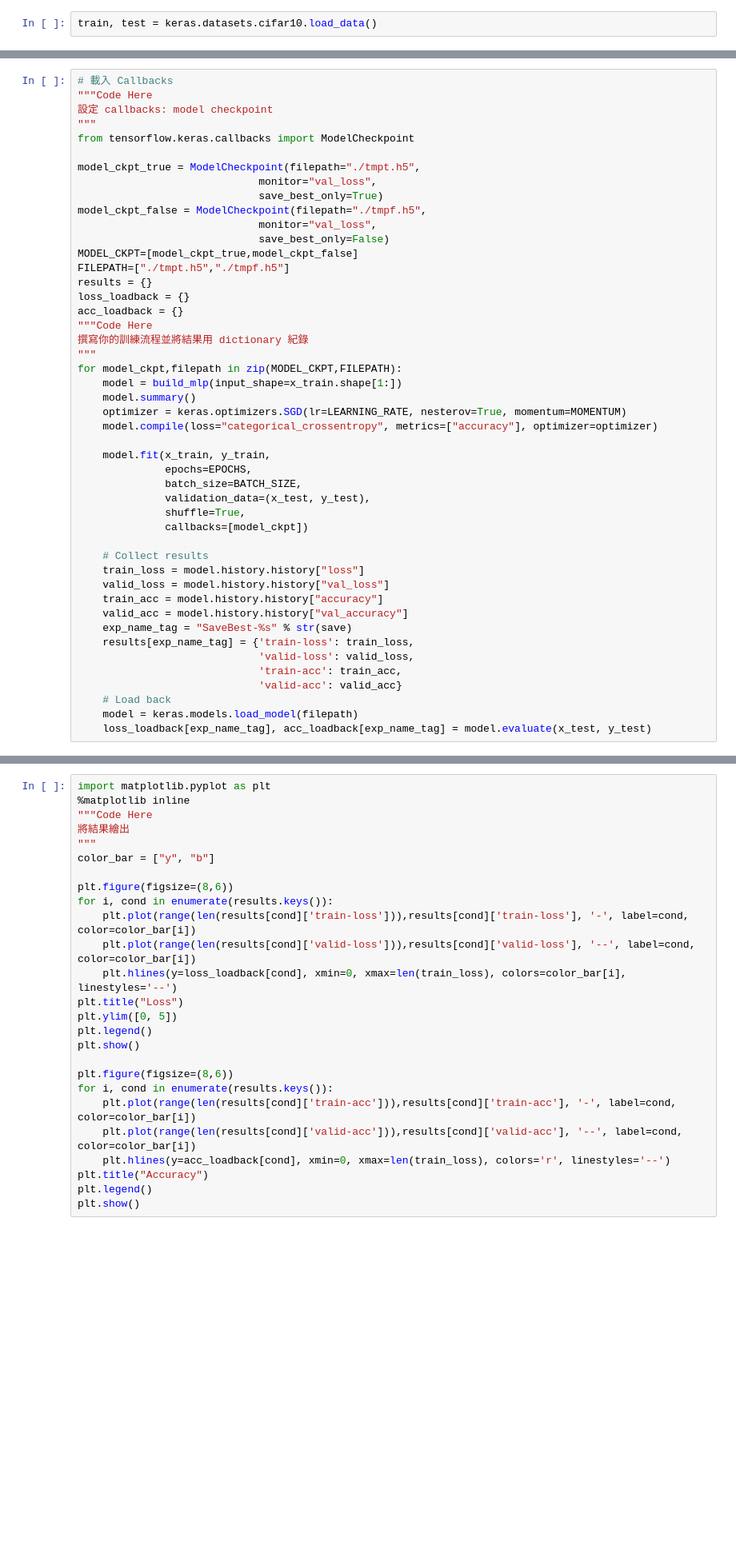
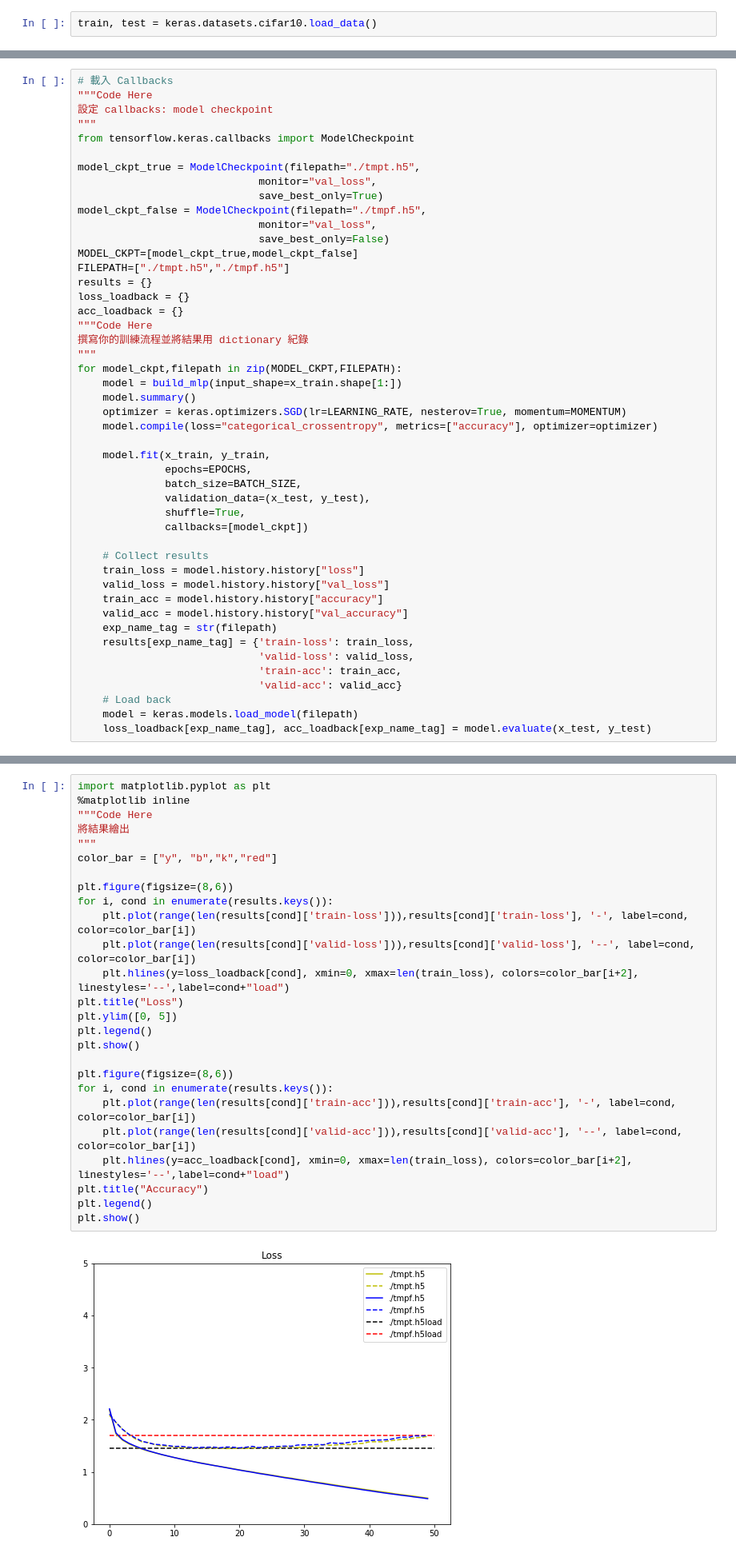
Before and after one commit to shiqishi/3rd-ML100Days, a Jupyter notebook: homework/Day086_HW.ipynb, the cells around one changed output, grey strips where cells are left out. Shown: that part at 80% size. Saved outputs shown, nothing was run; the diff lists cells and outputs as text; blank space fills up the shorter version.

```diff
--- a/homework/Day086_HW.ipynb
+++ b/homework/Day086_HW.ipynb
@@ -100,7 +100,7 @@ for model_ckpt,filepath in zip(MODEL_CKPT,FILEPATH):
     valid_loss = model.history.history["val_loss"]
     train_acc = model.history.history["accuracy"]
     valid_acc = model.history.history["val_accuracy"]
-    exp_name_tag = "SaveBest-%s" % str(save)
+    exp_name_tag = str(filepath)
     results[exp_name_tag] = {'train-loss': train_loss,
                              'valid-loss': valid_loss,
                              'train-acc': train_acc,
@@ -130,26 +129,28 @@ NameError: name 'save' is not defined
 # %%
 import matplotlib.pyplot as plt
 %matplotlib inline
 """Code Here
 將結果繪出
 """
-color_bar = ["y", "b"]
+color_bar = ["y", "b","k","red"]
 
 plt.figure(figsize=(8,6))
 for i, cond in enumerate(results.keys()):
     plt.plot(range(len(results[cond]['train-loss'])),results[cond]['train-loss'], '-', label=cond, color=color_bar[i])
     plt.plot(range(len(results[cond]['valid-loss'])),results[cond]['valid-loss'], '--', label=cond, color=color_bar[i])
-    plt.hlines(y=loss_loadback[cond], xmin=0, xmax=len(train_loss), colors=color_bar[i], linestyles='--')
+    plt.hlines(y=loss_loadback[cond], xmin=0, xmax=len(train_loss), colors=color_bar[i+2], linestyles='--',label=cond+"load")
 plt.title("Loss")
 plt.ylim([0, 5])
 plt.legend()
 plt.show()
 
 plt.figure(figsize=(8,6))
 for i, cond in enumerate(results.keys()):
     plt.plot(range(len(results[cond]['train-acc'])),results[cond]['train-acc'], '-', label=cond, color=color_bar[i])
     plt.plot(range(len(results[cond]['valid-acc'])),results[cond]['valid-acc'], '--', label=cond, color=color_bar[i])
-    plt.hlines(y=acc_loadback[cond], xmin=0, xmax=len(train_loss), colors='r', linestyles='--')
+    plt.hlines(y=acc_loadback[cond], xmin=0, xmax=len(train_loss), colors=color_bar[i+2], linestyles='--',label=cond+"load")
 plt.title("Accuracy")
 plt.legend()
 plt.show()
+# %% [output]
+[figure, added]
```
Also changed, not shown: parts of 2 cells of this notebook.
